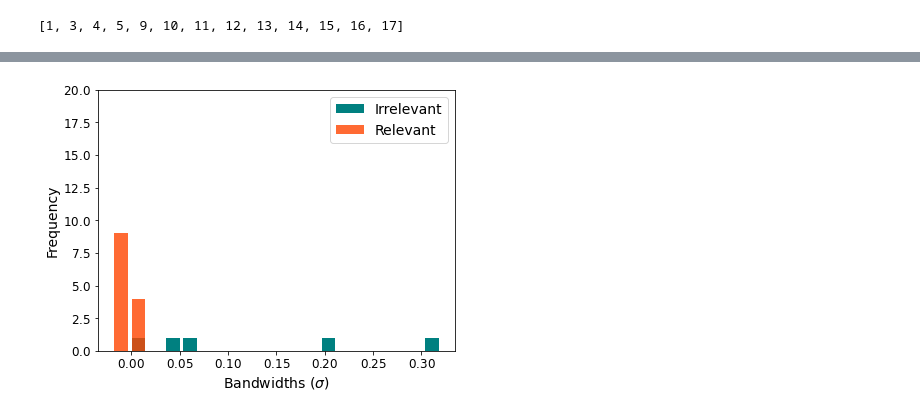
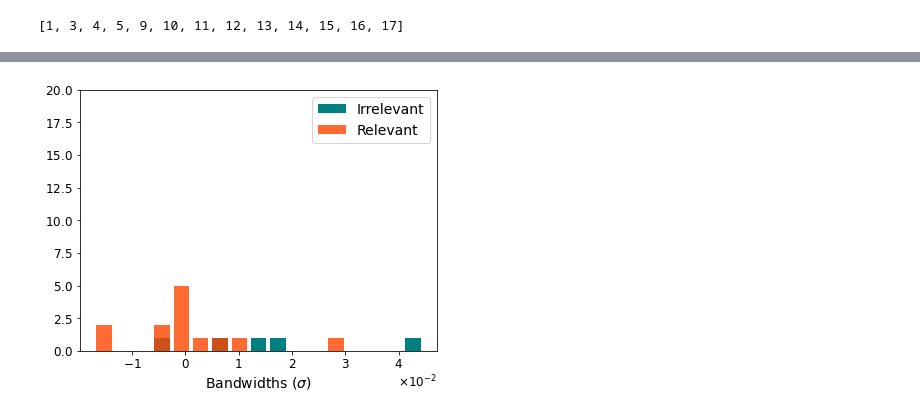
Before and after one commit to mpotto/pyselect, a Jupyter notebook: notebooks/preliminary-tests.ipynb, the cells around one changed output, grey strips where cells are left out. Drawn from its saved outputs; the diff is of its cells as text; code cells hidden in the pictures.

```diff
--- a/notebooks/preliminary-tests.ipynb
+++ b/notebooks/preliminary-tests.ipynb
@@ -17,6 +12,6 @@ import scipy.stats as stats
 import numpy as np
 # %%
-plt.style.use('../figures/rffsvs.mplstyle')
+plt.style.use('figures/pyselect.mplstyle')
 # %%
 torch.manual_seed(42)
 np.random.seed(42)
@@ -132,4 +125,4 @@ y_val = y[val_indices]
 # %% [markdown]
 ### Model specification
 # %%
-R = 100
+R = 300
@@ -281,5 +242,5 @@ true_beta_array = true_beta.squeeze(1).numpy()
 # %%
-bins = np.linspace(bandwidths.min(), bandwidths.max(), 20)
+bins = np.linspace(bandwidths.min(), bandwidths.max(), 18)
 # %%
 n_features, n_relevant_features, R
 # %% [output]
@@ -295,11 +267,10 @@ irrelevant
 # %%
 plt.hist(bandwidths[relevant], bins=bins, rwidth=0.8, color='teal', label="Irrelevant")
 plt.hist(bandwidths[irrelevant], bins=bins, rwidth=0.8, alpha=0.8, color='orangered', label="Relevant", zorder=20)
 ax = plt.gca()
 ax.set_xlabel("Bandwidths ($\sigma$)")
-ax.set_ylabel("Frequency")
 plt.legend(loc='best')
 plt.ylim(0, 20)
 plt.show()
 # %% [output]
-[figure, old version]
+[figure, new version]
```
Also changed, not shown: parts of 24 cells of this notebook.
